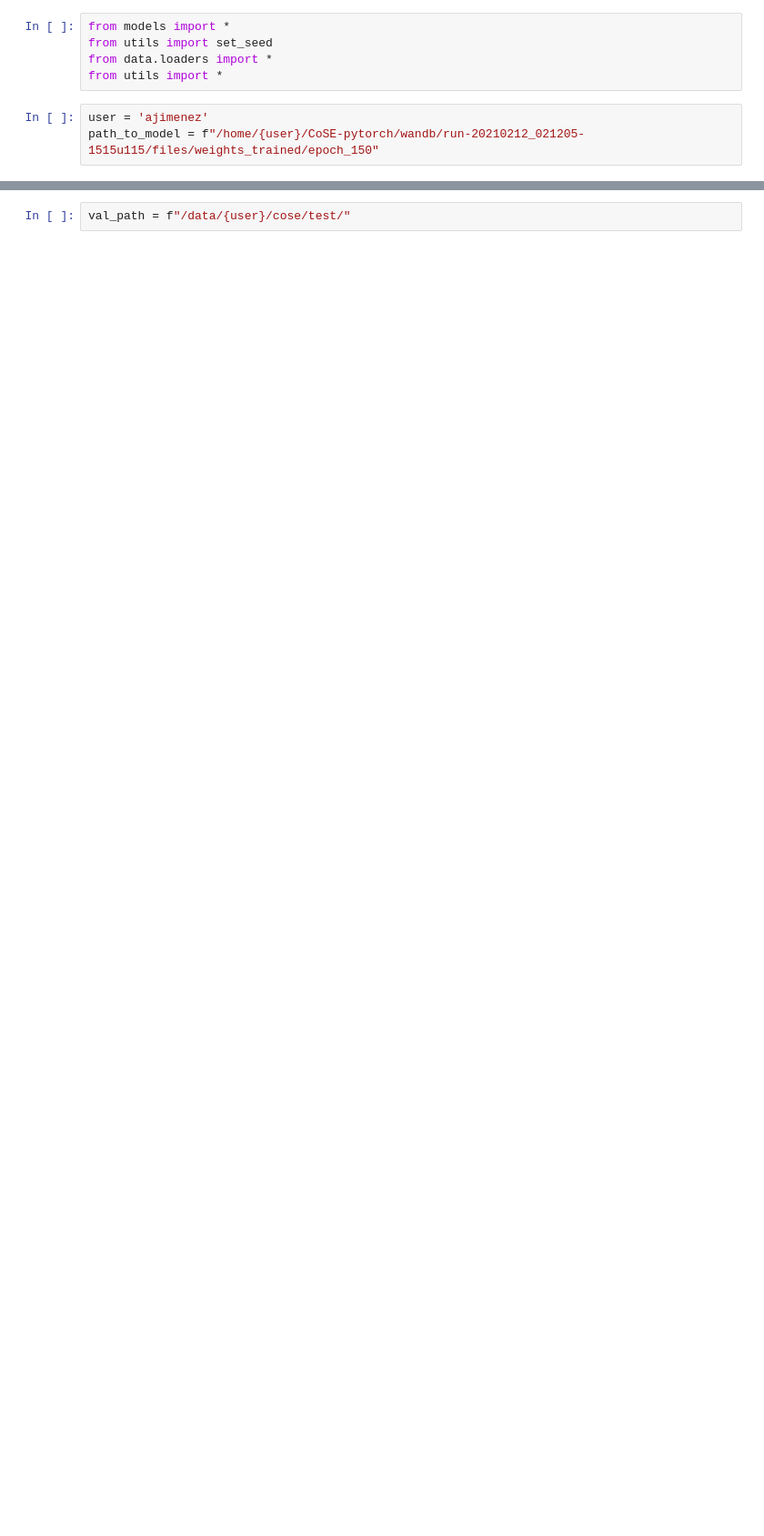
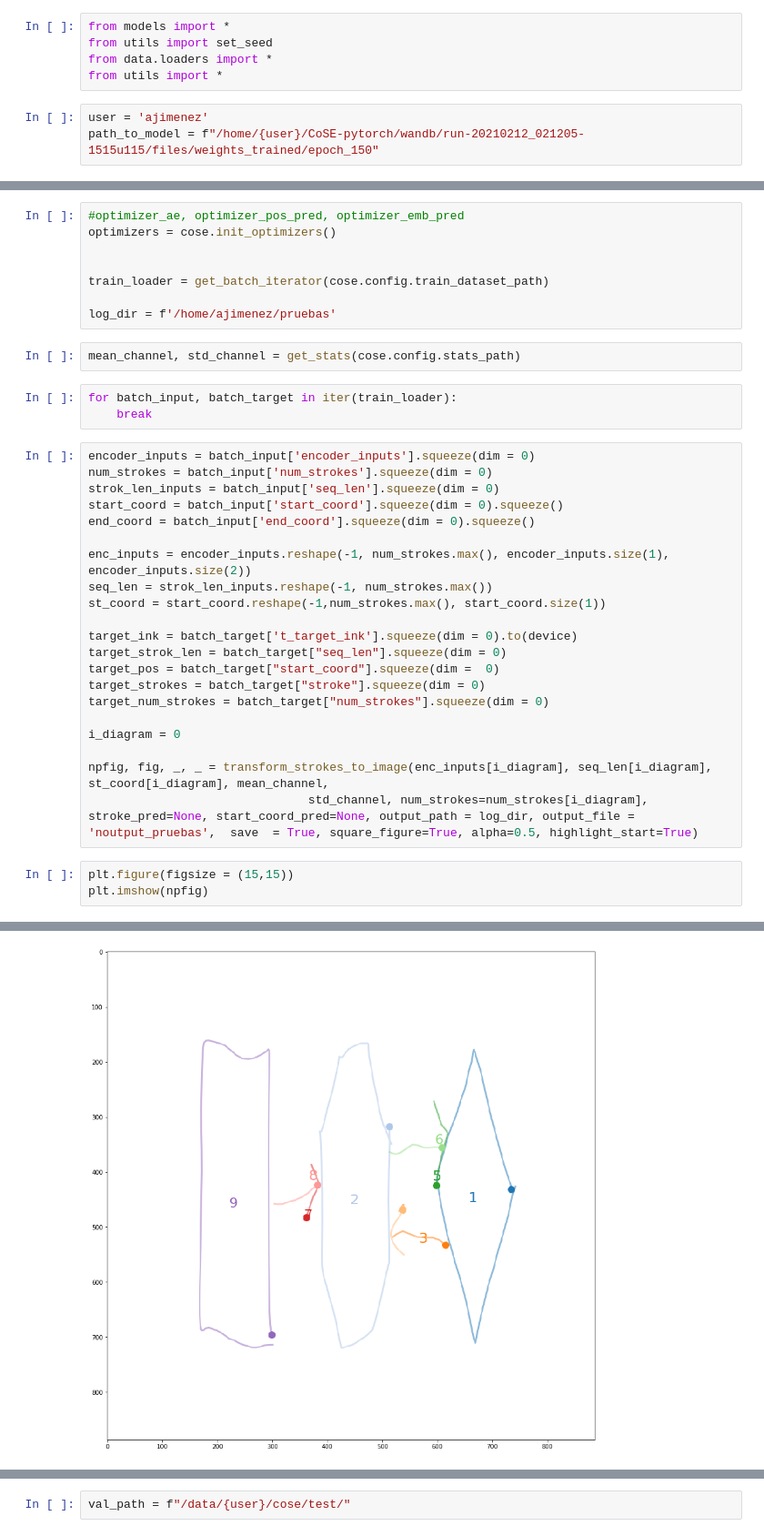
Before and after one commit to IAmigos/CoSE-pytorch, a Jupyter notebook: Alex_sum_eval.ipynb, the cells around one changed output, grey strips where cells are left out. Shown: that part at 91% size. Saved outputs shown, nothing was run; the diff lists cells and outputs as text; blank space fills up the shorter version.

```diff
--- a/Alex_sum_eval.ipynb
+++ b/Alex_sum_eval.ipynb
@@ -18,0 +13,38 @@ cose.embedding_predictive_model.load_state_dict(torch.load(os.path.join(os.getcw
+# %%
+#optimizer_ae, optimizer_pos_pred, optimizer_emb_pred
+optimizers = cose.init_optimizers()
+
+
+train_loader = get_batch_iterator(cose.config.train_dataset_path)
+
+log_dir = f'/home/ajimenez/pruebas'
+# %%
+mean_channel, std_channel = get_stats(cose.config.stats_path)
+# %%
+for batch_input, batch_target in iter(train_loader):
+    break
+# %%
+encoder_inputs = batch_input['encoder_inputs'].squeeze(dim = 0)
+num_strokes = batch_input['num_strokes'].squeeze(dim = 0)
+strok_len_inputs = batch_input['seq_len'].squeeze(dim = 0)
+start_coord = batch_input['start_coord'].squeeze(dim = 0).squeeze()
+end_coord = batch_input['end_coord'].squeeze(dim = 0).squeeze()
+
+enc_inputs = encoder_inputs.reshape(-1, num_strokes.max(), encoder_inputs.size(1), encoder_inputs.size(2))
+seq_len = strok_len_inputs.reshape(-1, num_strokes.max())
+st_coord = start_coord.reshape(-1,num_strokes.max(), start_coord.size(1))
+
+target_ink = batch_target['t_target_ink'].squeeze(dim = 0).to(device)
+target_strok_len = batch_target["seq_len"].squeeze(dim = 0)
+target_pos = batch_target["start_coord"].squeeze(dim =  0)
+target_strokes = batch_target["stroke"].squeeze(dim = 0)
+target_num_strokes = batch_target["num_strokes"].squeeze(dim = 0)
+
+i_diagram = 0
+
+npfig, fig, _, _ = transform_strokes_to_image(enc_inputs[i_diagram], seq_len[i_diagram], st_coord[i_diagram], mean_channel,
+                               std_channel, num_strokes=num_strokes[i_diagram], stroke_pred=None, start_coord_pred=None, output_path = log_dir, output_file = 'noutput_pruebas',  save  = True, square_figure=True, alpha=0.5, highlight_start=True)
+# %%
+plt.figure(figsize = (15,15))
+plt.imshow(npfig)
+# %% [output]
@@ -18,0 +52 @@ cose.embedding_predictive_model.load_state_dict(torch.load(os.path.join(os.getcw
+[figure, added]
```
Also changed, not shown: parts of 45 cells of this notebook, 3 other files.
